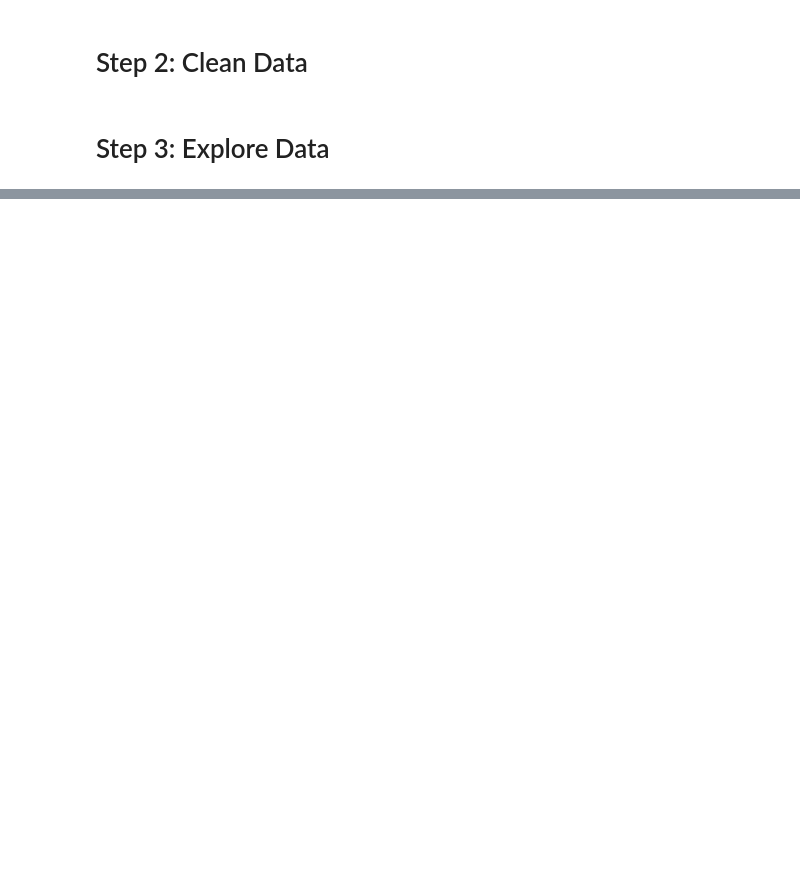
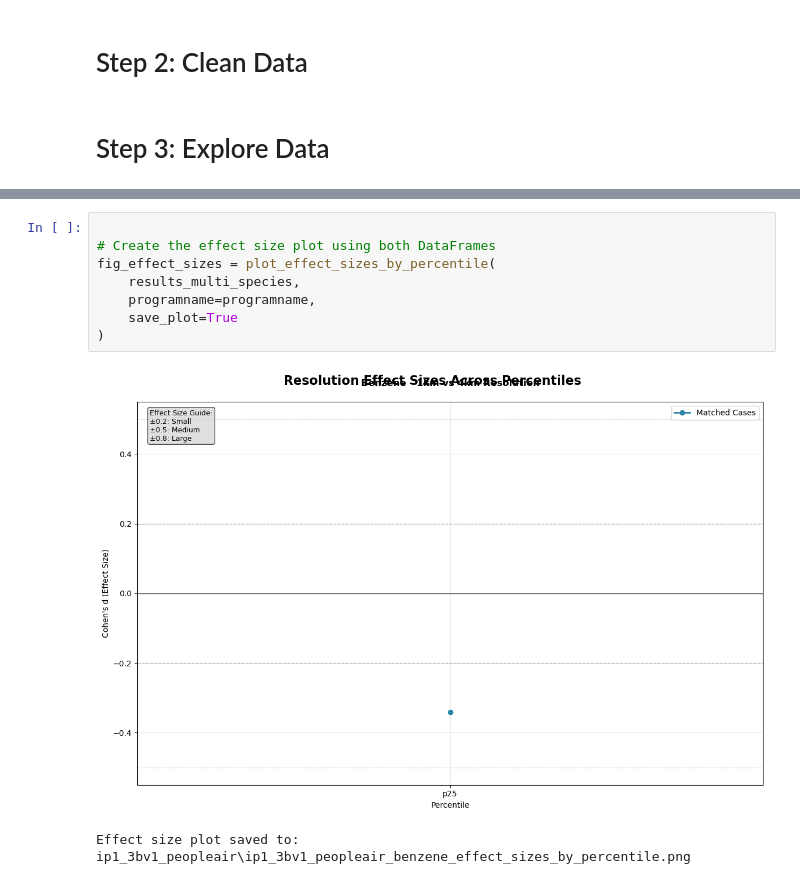
Before and after one commit to npr99/integrate_people_theme1_cookbook, a Jupyter notebook: ip1_3bv1_peopleair.ipynb, the cells around one changed output, grey strips where cells are left out. Saved outputs shown, nothing was run; the diff lists cells and outputs as text; blank space fills up the shorter version.

```diff
--- a/ip1_3bv1_peopleair.ipynb
+++ b/ip1_3bv1_peopleair.ipynb
@@ -281,0 +819,11 @@ hua_with_grid.to_csv(savefile_path, index=False)
+# %%
+
+# Create the effect size plot using both DataFrames
+fig_effect_sizes = plot_effect_sizes_by_percentile(
+    results_multi_species,
+    programname=programname,
+    save_plot=True
+)
+# %% [output]
+[figure, added]
+Effect size plot saved to: ip1_3bv1_peopleair\ip1_3bv1_peopleair_benzene_effect_sizes_by_percentile.png
```
Also changed, not shown: parts of 27 cells of this notebook, 3 other files.
